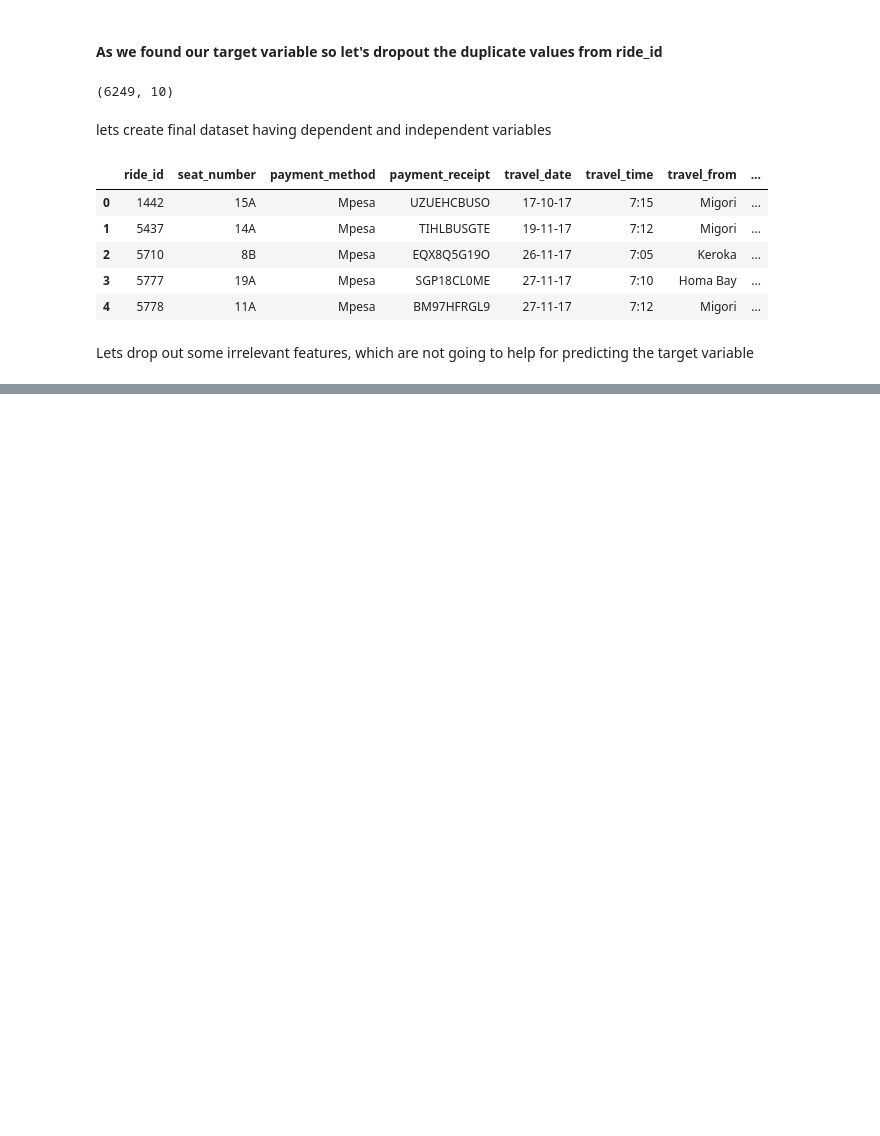
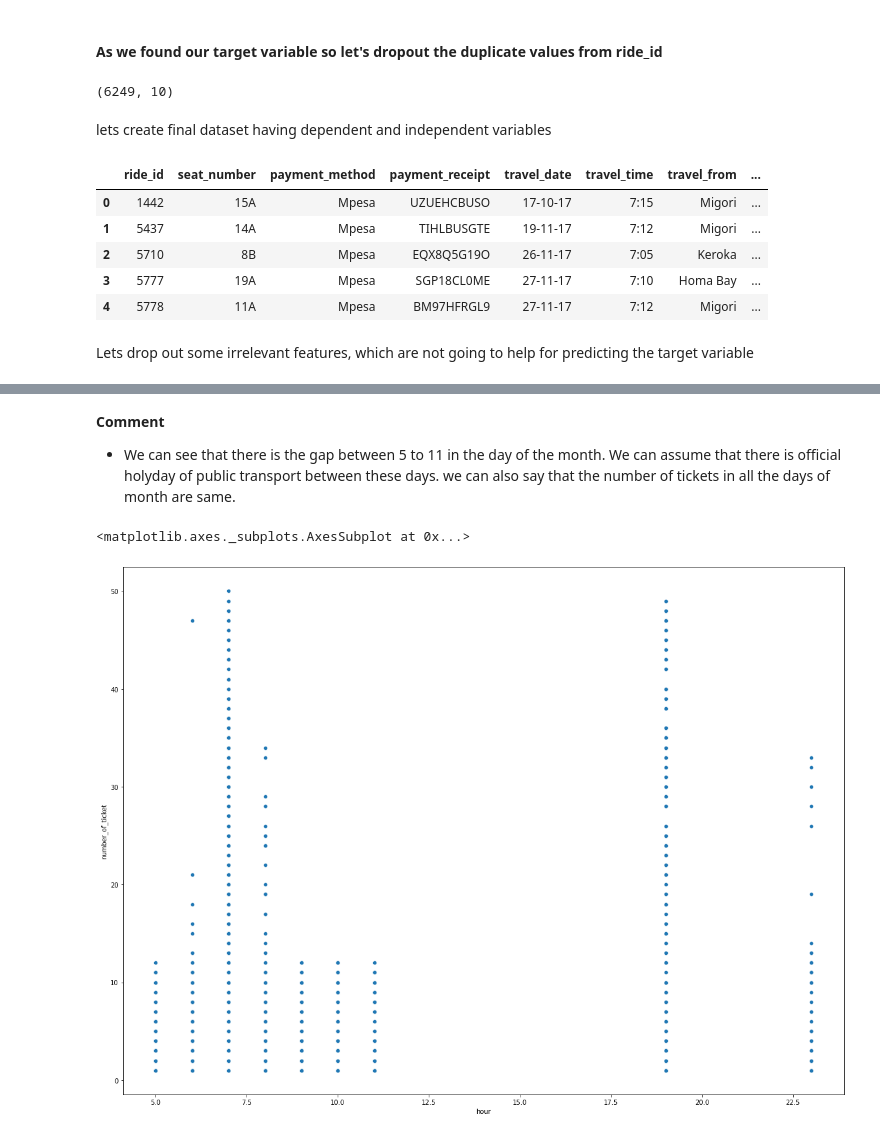
Before and after one commit to Aniket-Satpute/Transport-Demand-Prediction., a Jupyter notebook: Transport_Demand_Prediction_aniket.ipynb, the cells around one changed output, grey strips where cells are left out. Saved outputs shown, nothing was run; the diff lists cells and outputs as text; code cells hidden in the pictures; blank space fills up the shorter version.

```diff
--- a/Transport_Demand_Prediction_aniket.ipynb
+++ b/Transport_Demand_Prediction_aniket.ipynb
@@ -233,0 +291,10 @@ dpdt = dpdt.drop(['seat_number','payment_method','payment_receipt'], axis=1)
+# %% [markdown]
+**Comment**
+
+* We can see that there is the gap between 5 to 11 in the day of the month. We can assume that there is official holyday of public transport between these days. we can also say that the number of tickets in all the days of month are same.
+# %%
+plt.figure(figsize=(20, 15))
+sns.scatterplot(x='hour', y="number_of_ticket", data=dpdt)
+# %% [output]
+<matplotlib.axes._subplots.AxesSubplot at 0x...>
+[figure, added]
```
Also changed, not shown: parts of 13 cells of this notebook.
